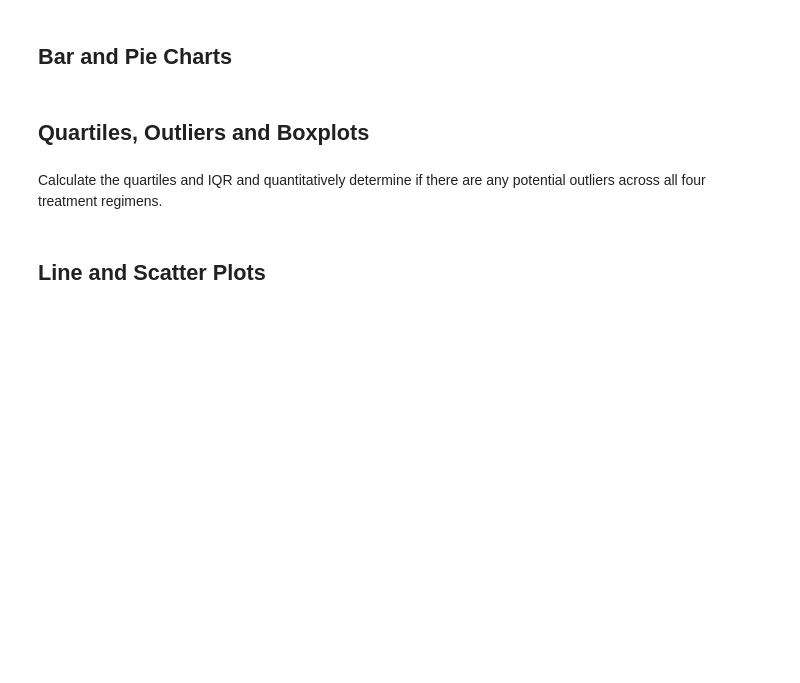
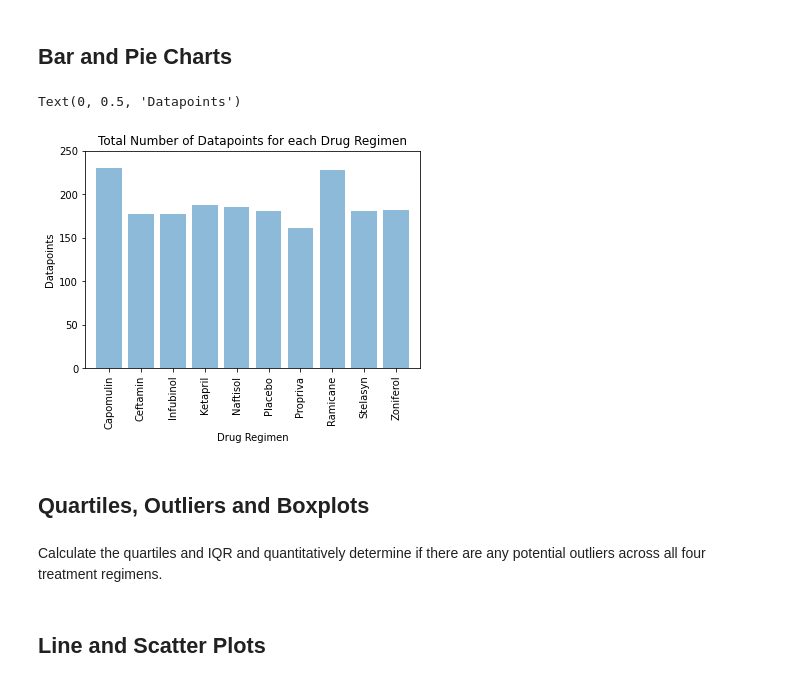
Before and after one commit to cveras33/matplotlib-challenge, a Jupyter notebook: Pymaceuticals/pymaceuticals_starter.ipynb, the cells around one changed output. Drawn from its saved outputs; the diff is of its cells as text; code cells hidden in the pictures; blank space fills up the shorter version.

Commit message:
Created matplotlib bar chart

```diff
--- a/Pymaceuticals/pymaceuticals_starter.ipynb
+++ b/Pymaceuticals/pymaceuticals_starter.ipynb
@@ -104,6 +105,9 @@ summary_statistics_df
 | Zoniferol | 53.24 | 51.82 | 48.53 | 6.97 | ... |
 # %% [markdown]
 ## Bar and Pie Charts
+# %%
+drug_regimen_data_points = merged_df.groupby(["Drug Regimen"]).count()["Mouse ID"]
+x_axis = np.arange(len(drug_regimen_data_points))
 # %%
 # Generate a bar plot showing the total number of datapoints for each drug regimen using pandas.
 # There should be a single bar per regimen
@@ -112,3 +114,22 @@ summary_statistics_df
+# %%
+# General identical bar plot using pyplot instead of pandas.
+plt.bar(x_axis, drug_regimen_data_points, alpha = 0.5, align = "center")
+
+plt.xlim(-0.75, len(x_axis)-0.25)
+plt.ylim(0, max(drug_regimen_data_points)+20)
+
+
+tick_locations = [value for value in x_axis]
+# QUESTION: is there a way to use the drug regimen names from the df here or do you need to manually type them out?
+plt.xticks(tick_locations, ["Capomulin", "Ceftamin", "Infubinol", "Ketapril", "Naftisol", "Placebo", "Propriva",
+                            "Ramicane", "Stelasyn", "Zoniferol"], rotation = "vertical")
+
+plt.title("Total Number of Datapoints for each Drug Regimen")
+plt.xlabel("Drug Regimen")
+plt.ylabel("Datapoints")
+# %% [output]
+Text(0, 0.5, 'Datapoints')
+[figure, added]
 # %%
 # Generate a pie plot showing the distribution of female versus male mice using pandas
 # %%
```
Also changed, not shown: parts of 3 cells of this notebook.
